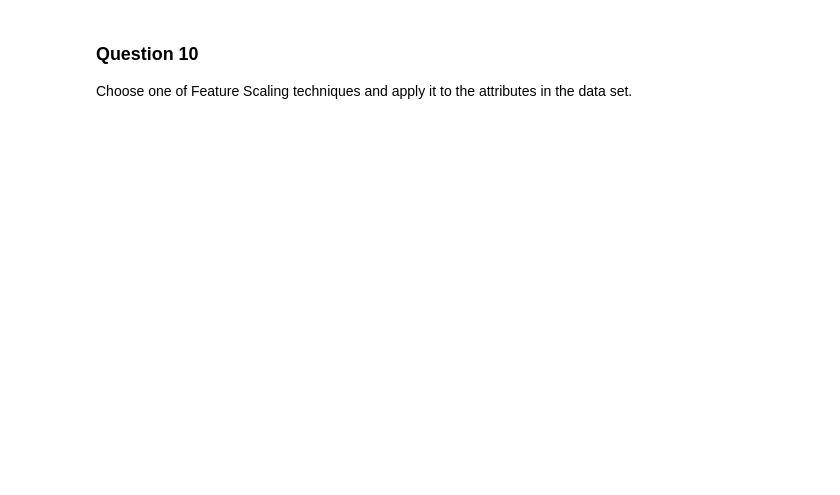
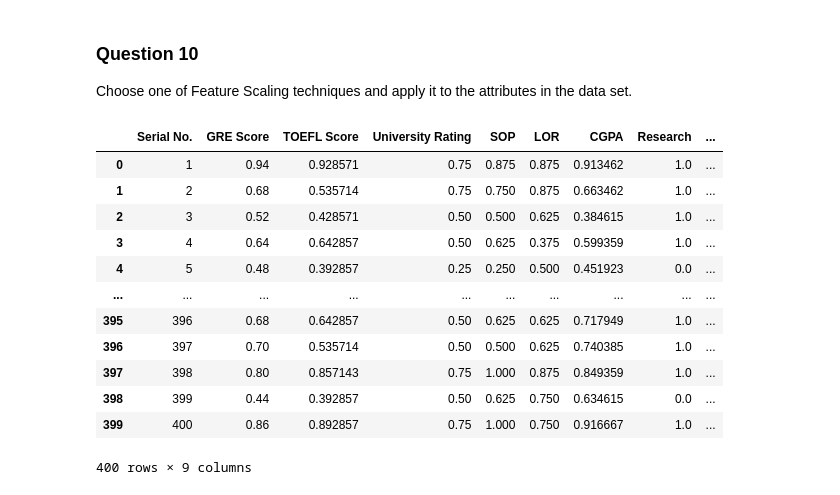
Before and after one commit to RochX/comp486-assignments, a Jupyter notebook: assignment2/assignment2.ipynb, the cells around one changed output. Drawn from its saved outputs; the diff is of its cells as text; code cells hidden in the pictures; blank space fills up the shorter version.

```diff
--- a/assignment2/assignment2.ipynb
+++ b/assignment2/assignment2.ipynb
@@ -102,3 +180,30 @@ scatter_matrix() function).
 ### Question 10
 Choose one of Feature Scaling techniques and apply it to the attributes in
 the data set.
+# %%
+from sklearn.preprocessing import MinMaxScaler
+min_max_scaler = MinMaxScaler(feature_range=(0, 1))
+data_scaled = data
+
+# get all columns except the serial number; we don't want to apply our scale to the serial number
+data_columns = list(data)[1:]
+data_scaled[data_columns] = min_max_scaler.fit_transform(data[data_columns])
+
+
+data_scaled = pd.DataFrame(data_scaled, columns=list(data))
+
+data_scaled
+# %% [output]
+|  | Serial No. | GRE Score | TOEFL Score | University Rating | SOP | LOR | CGPA | Research | ... |
+| 0 | 1 | 0.94 | 0.928571 | 0.75 | 0.875 | 0.875 | 0.913462 | 1.0 | ... |
+| 1 | 2 | 0.68 | 0.535714 | 0.75 | 0.750 | 0.875 | 0.663462 | 1.0 | ... |
+| 2 | 3 | 0.52 | 0.428571 | 0.50 | 0.500 | 0.625 | 0.384615 | 1.0 | ... |
+| 3 | 4 | 0.64 | 0.642857 | 0.50 | 0.625 | 0.375 | 0.599359 | 1.0 | ... |
+| 4 | 5 | 0.48 | 0.392857 | 0.25 | 0.250 | 0.500 | 0.451923 | 0.0 | ... |
+| ... | ... | ... | ... | ... | ... | ... | ... | ... | ... |
+| 395 | 396 | 0.68 | 0.642857 | 0.50 | 0.625 | 0.625 | 0.717949 | 1.0 | ... |
+| 396 | 397 | 0.70 | 0.535714 | 0.50 | 0.500 | 0.625 | 0.740385 | 1.0 | ... |
+| 397 | 398 | 0.80 | 0.857143 | 0.75 | 1.000 | 0.875 | 0.849359 | 1.0 | ... |
+| 398 | 399 | 0.44 | 0.392857 | 0.50 | 0.625 | 0.750 | 0.634615 | 0.0 | ... |
+| 399 | 400 | 0.86 | 0.892857 | 0.75 | 1.000 | 0.750 | 0.916667 | 1.0 | ... |
+400 rows × 9 columns
```
Also changed, not shown: parts of 9 cells of this notebook.
